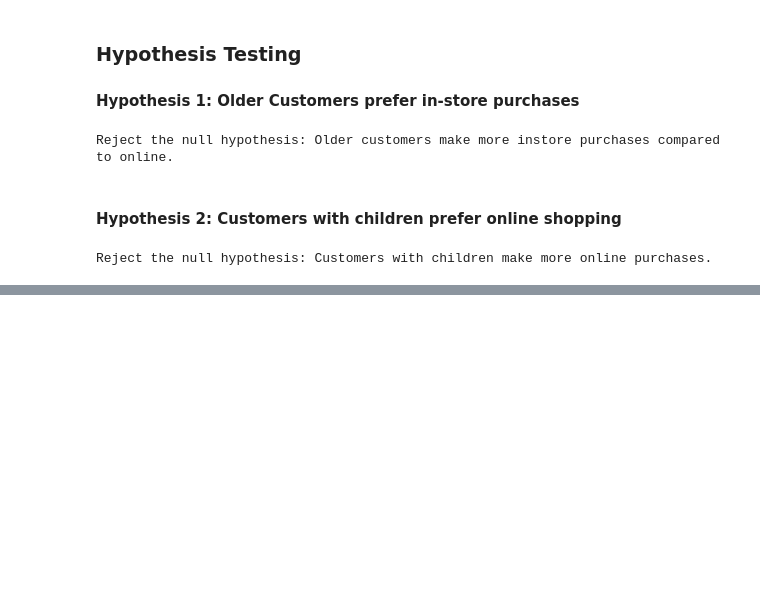
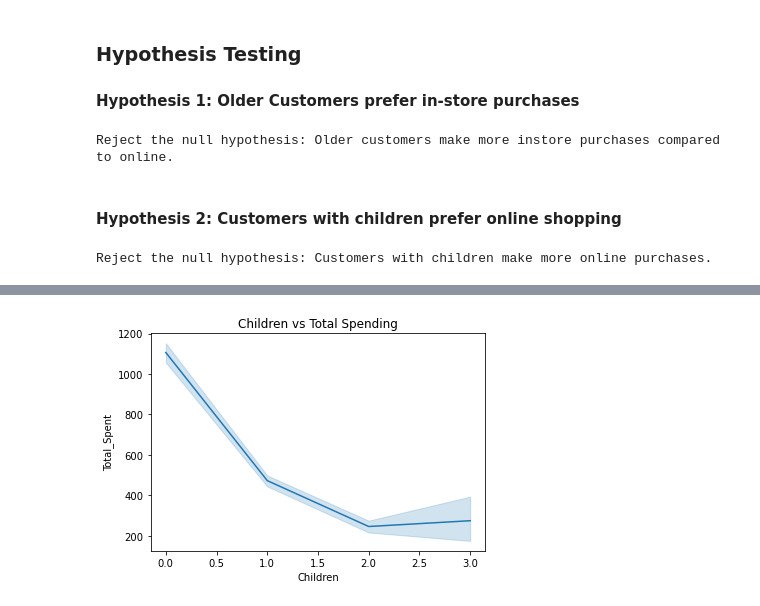
Before and after one commit to NitinJayavarapu12/Marketing-campaigns, a Jupyter notebook: Marketing_campaigns.ipynb, the cells around one changed output, grey strips where cells are left out. Saved outputs shown, nothing was run; the diff lists cells and outputs as text; code cells hidden in the pictures; blank space fills up the shorter version.

```diff
--- a/Marketing_campaigns.ipynb
+++ b/Marketing_campaigns.ipynb
@@ -249,0 +298,7 @@ Reject the null hypothesis: Customers with children make more online purchases.
+# %%
+#Children vs Spending
+sns.lineplot(x='Children', y='Total_Spent', data=df)
+plt.title("Children vs Total Spending")
+plt.show()
+# %% [output]
+[figure, added]
```
Also changed, not shown: parts of 12 cells of this notebook.
